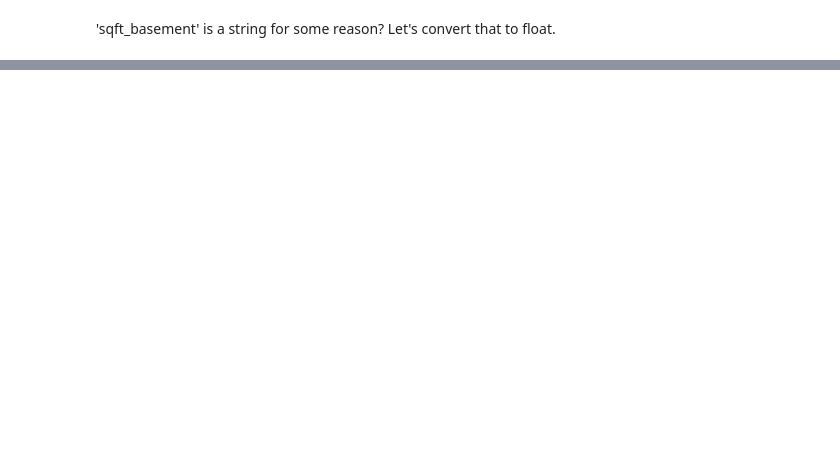
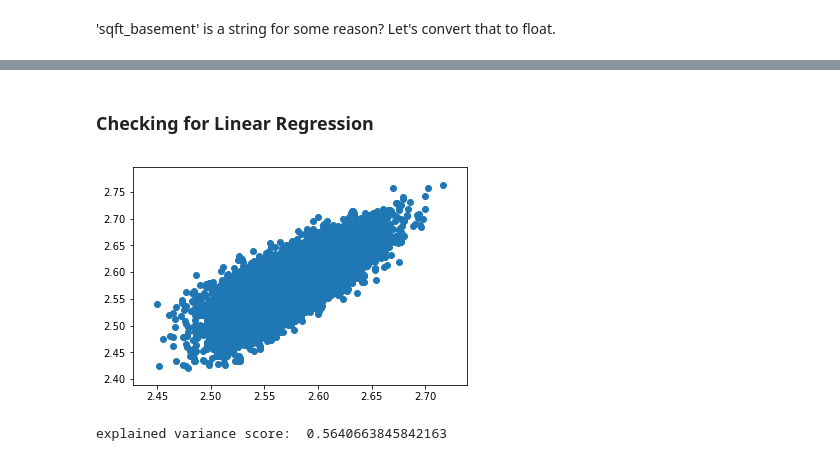
Before and after one commit to dmart49/Mod1Project, a Jupyter notebook: data_cleaning.ipynb, the cells around one changed output, grey strips where cells are left out. Saved outputs shown, nothing was run; the diff lists cells and outputs as text; code cells hidden in the pictures; blank space fills up the shorter version.

```diff
--- a/data_cleaning.ipynb
+++ b/data_cleaning.ipynb
@@ -487,0 +117,22 @@ Name: bedrooms, dtype: float64
+# %% [markdown]
+### Checking for Linear Regression
+# %%
+#checking for linear relationship with grade/condition and log of sqft_liv
+
+house_model = LinReg()
+df_Lin_check1 = kc_houses[['grade','condition','log_sqft_liv']]
+log_target = np.log(kc_houses['price'])
+
+
+Lin_Reg_Model_Log(house_model, df_Lin_check1, log_target, df_Lin_check1, log_target)
+
+
+# mod = house_model.fit(to_model,np.log(kc_houses['price']))
+# y_pred = mod.predict(to_model)
+# plt.scatter(y_pred,np.log(kc_houses['price']))
+# plt.show()
+
+#CUT
+# %% [output]
+[figure, added]
+explained variance score:  0.5640663845842163
```
Also changed, not shown: parts of 125 cells of this notebook, 2 other files.
